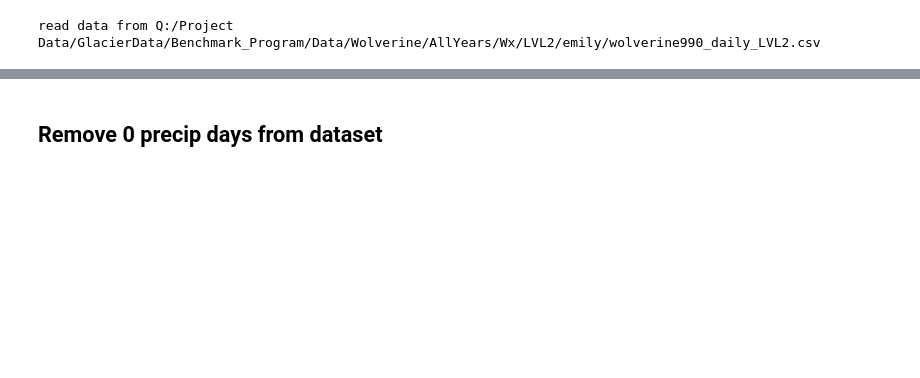
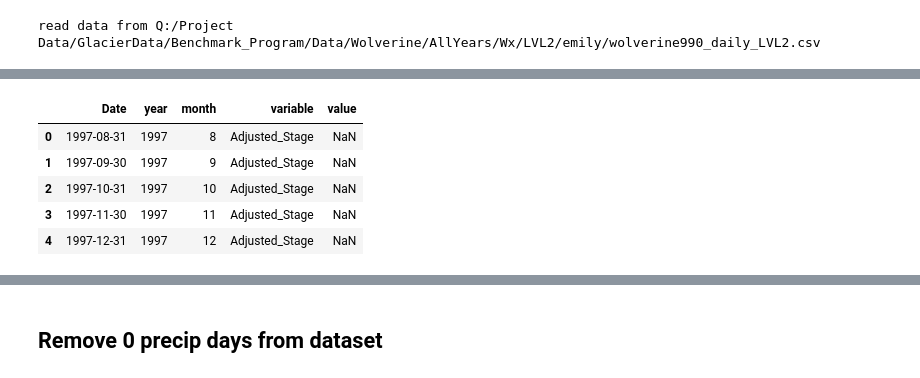
Before and after one commit to ehbaker/WXmunge, a Jupyter notebook: Match Stage and TPG Records.ipynb, the cells around one changed output, grey strips where cells are left out. Cells and saved outputs as stored; diff of their text form; code cells hidden in the pictures; blank space fills up the shorter version.

```diff
--- a/Match Stage and TPG Records.ipynb
+++ b/Match Stage and TPG Records.ipynb
@@ -50,0 +132,13 @@ precip_dat=precip_dat[start_good_overlap_precip_date:last_stage_date] #day after
+# %%
+monthly_dat.reset_index(inplace=True)
+# %%
+monthly_melt=pd.melt(monthly_dat[['Adjusted_Stage', 'TPG_Precipitation', 'Date', 'year', 'month']], id_vars=['Date', 'year', 'month'])
+# %%
+monthly_melt.head()
+# %% [output]
+|  | Date | year | month | variable | value |
+| 0 | 1997-08-31 | 1997 | 8 | Adjusted_Stage | NaN |
+| 1 | 1997-09-30 | 1997 | 9 | Adjusted_Stage | NaN |
+| 2 | 1997-10-31 | 1997 | 10 | Adjusted_Stage | NaN |
+| 3 | 1997-11-30 | 1997 | 11 | Adjusted_Stage | NaN |
+| 4 | 1997-12-31 | 1997 | 12 | Adjusted_Stage | NaN |
```
Also changed, not shown: parts of 78 cells of this notebook, 9 other files.
